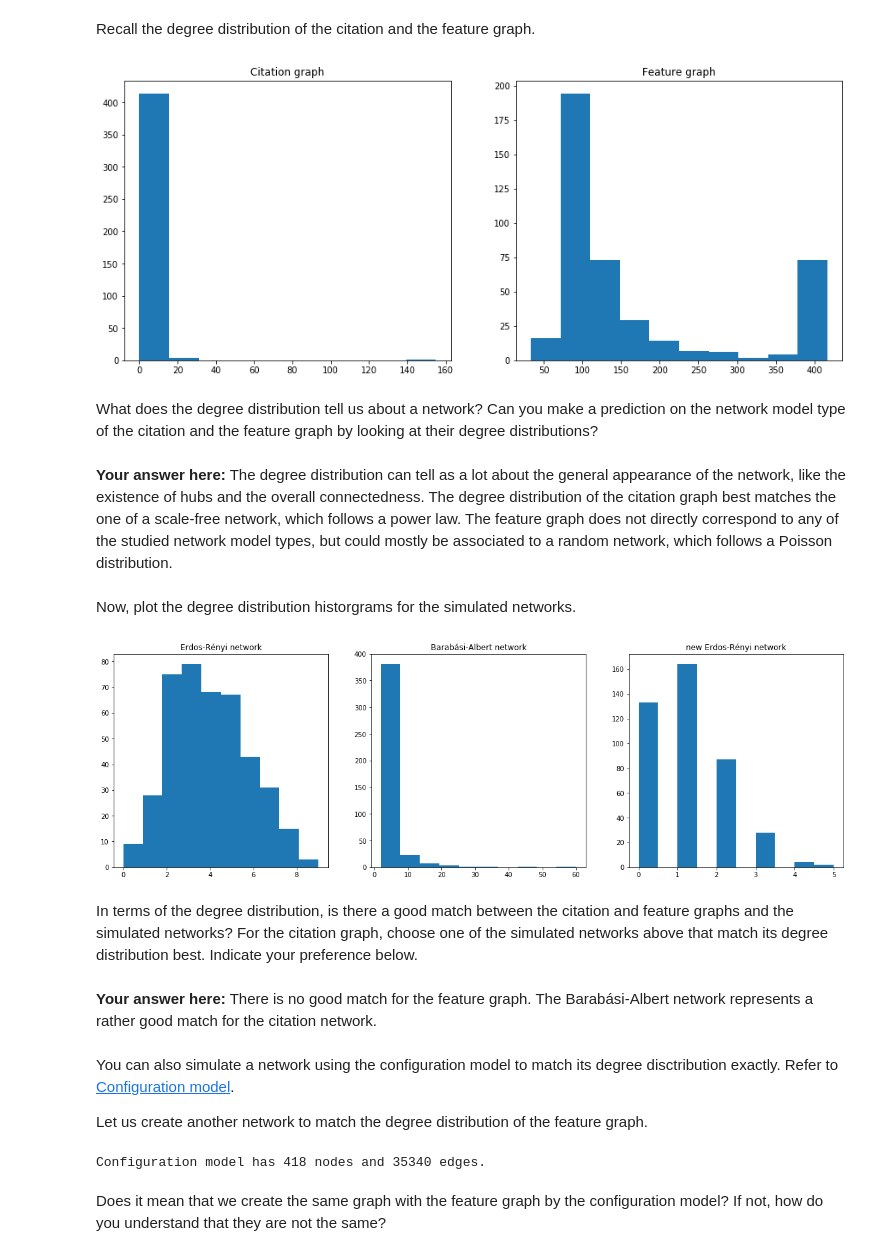
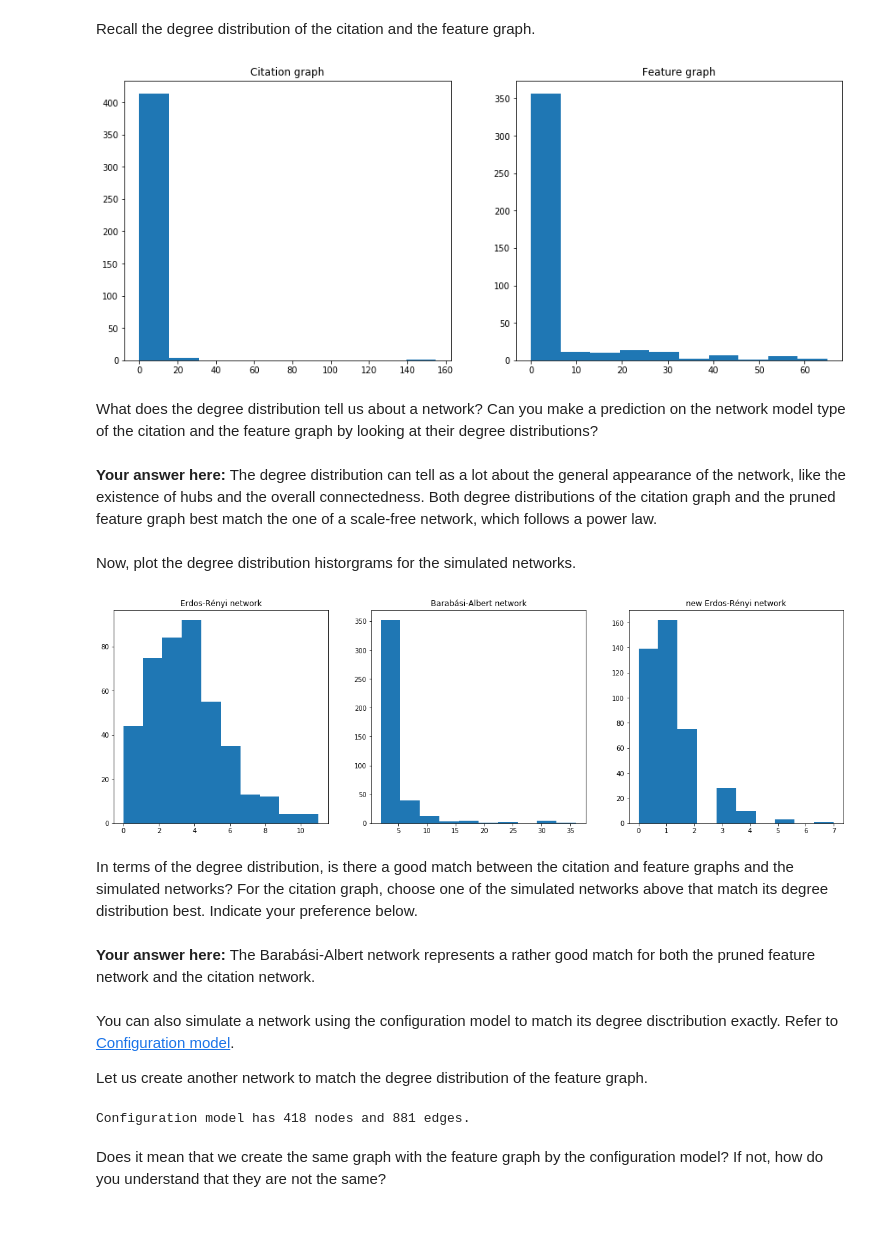
Before and after one commit to TheUser0571/NTDS_2019, a Jupyter notebook: assignments/1_network_science_kay.ipynb, the cells around one changed output. Saved outputs shown, nothing was run; the diff lists cells and outputs as text; code cells hidden in the pictures; blank space fills up the shorter version.

```diff
--- a/assignments/1_network_science_kay.ipynb
+++ b/assignments/1_network_science_kay.ipynb
@@ -300,7 +300,7 @@ Removing the 20 largest hubs has a larger effect on the citation graph. This is
 By adjusting the threshold of the euclidean distance matrix, prune the feature graph so that its number of edges is roughly close (within a hundred edges) to the number of edges in the citation graph.
 # %%
 # get first approximation
-dx = np.count_nonzero(A_citation)
+idx = np.count_nonzero(A_citation)
 threshold_v = np.sort(distance.flatten())
 threshold = threshold_v[idx]
 threshold_v_new = np.unique(threshold_v)
@@ -547,19 +547,19 @@ Recall the degree distribution of the citation and the feature graph.
 # %%
 fig, axes = plt.subplots(1, 2, figsize=(15, 6))
 axes[0].set_title('Citation graph')
 citation_degrees = np.count_nonzero(A_citation, axis=1)
 axes[0].hist(citation_degrees);
 axes[1].set_title('Feature graph')
-feature_degrees = np.count_nonzero(A_feature, axis=1)
+feature_degrees = np.count_nonzero(A_feature_pruned, axis=1)
 axes[1].hist(feature_degrees);
 # %% [output]
-[figure, old version]
+[figure, new version]
 # %% [markdown]
 What does the degree distribution tell us about a network? Can you make a prediction on the network model type of the citation and the feature graph by looking at their degree distributions?
 # %% [markdown]
 **Your answer here:**
 The degree distribution can tell as a lot about the general appearance of the network, like the existence of hubs and the overall connectedness.
-The degree distribution of the citation graph best matches the one of a scale-free network, which follows a power law. The feature graph does not directly correspond to any of the studied network model types, but could mostly be associated to a random network, which follows a Poisson distribution.
+Both degree distributions of the citation graph and the pruned feature graph best match the one of a scale-free network, which follows a power law.
 # %% [markdown]
 Now, plot the degree distribution historgrams for the simulated networks.
 # %%
@@ -574,13 +574,13 @@ axes[2].set_title('new Erdos-Rényi network')
 er_new_degrees = sorted([d for n, d in G_er_new.degree()], reverse=True)
 axes[2].hist(er_new_degrees);
 # %% [output]
-[figure, old version]
+[figure, new version]
 # %% [markdown]
 In terms of the degree distribution, is there a good match between the citation and feature graphs and the simulated networks?
 For the citation graph, choose one of the simulated networks above that match its degree distribution best. Indicate your preference below.
 # %% [markdown]
 **Your answer here:**
-There is no good match for the feature graph. The Barabási-Albert network represents a rather good match for the citation network.
+The Barabási-Albert network represents a rather good match for both the pruned feature network and the citation network.
 # %% [markdown]
 You can also simulate a network using the configuration model to match its degree disctribution exactly. Refer to [Configuration model](https://networkx.github.io/documentation/stable/reference/generated/networkx.generators.degree_seq.configuration_model.html#networkx.generators.degree_seq.configuration_model).
 
@@ -589,7 +589,7 @@ Let us create another network to match the degree distribution of the feature gr
 G_config = nx.configuration_model(feature_degrees)
 print('Configuration model has {} nodes and {} edges.'.format(G_config.number_of_nodes(), G_config.size()))
 # %% [output]
-Configuration model has 418 nodes and 35340 edges.
+Configuration model has 418 nodes and 881 edges.
 # %% [markdown]
 Does it mean that we create the same graph with the feature graph by the configuration model? If not, how do you understand that they are not the same?
 # %% [markdown]
```
Also changed, not shown: parts of 9 cells of this notebook.
